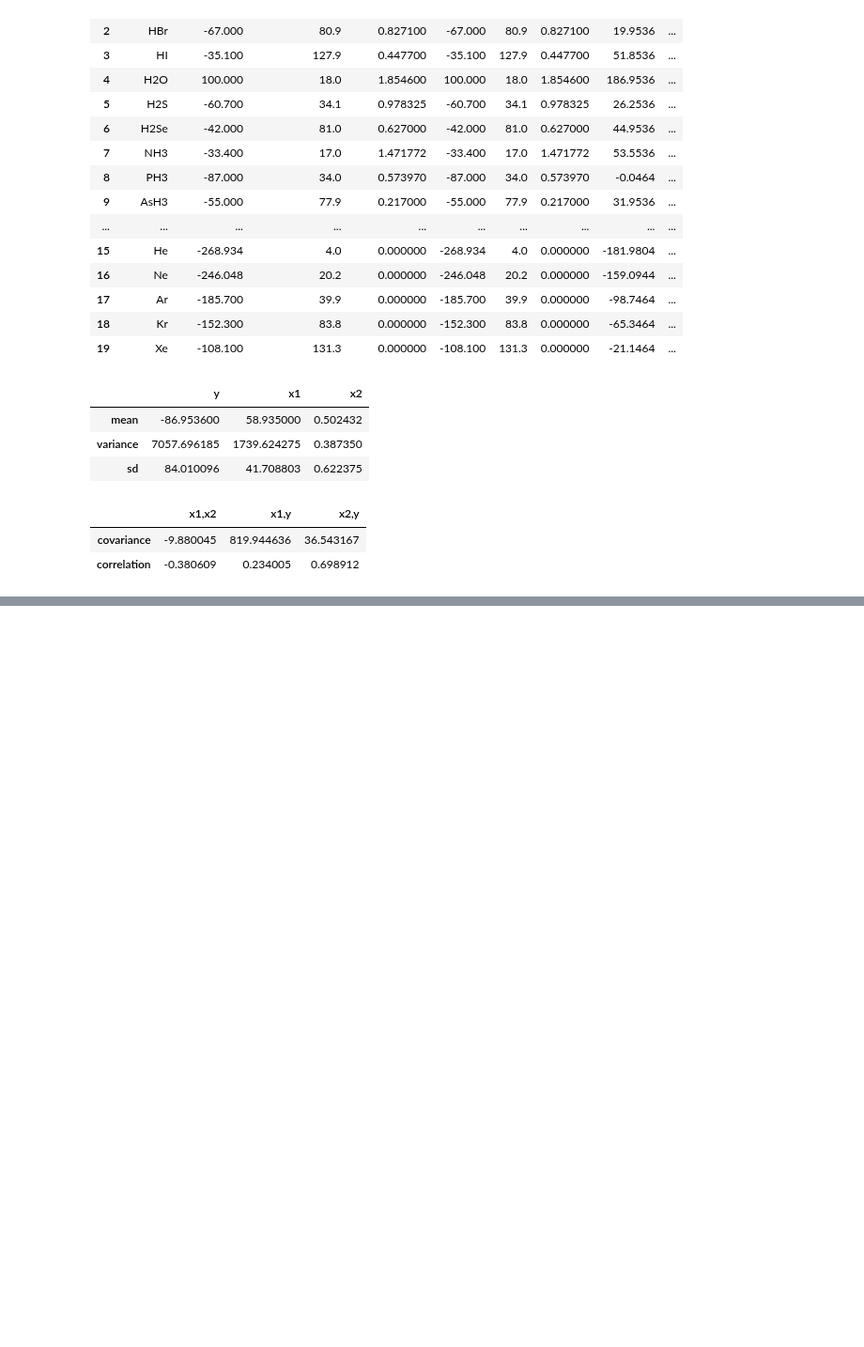
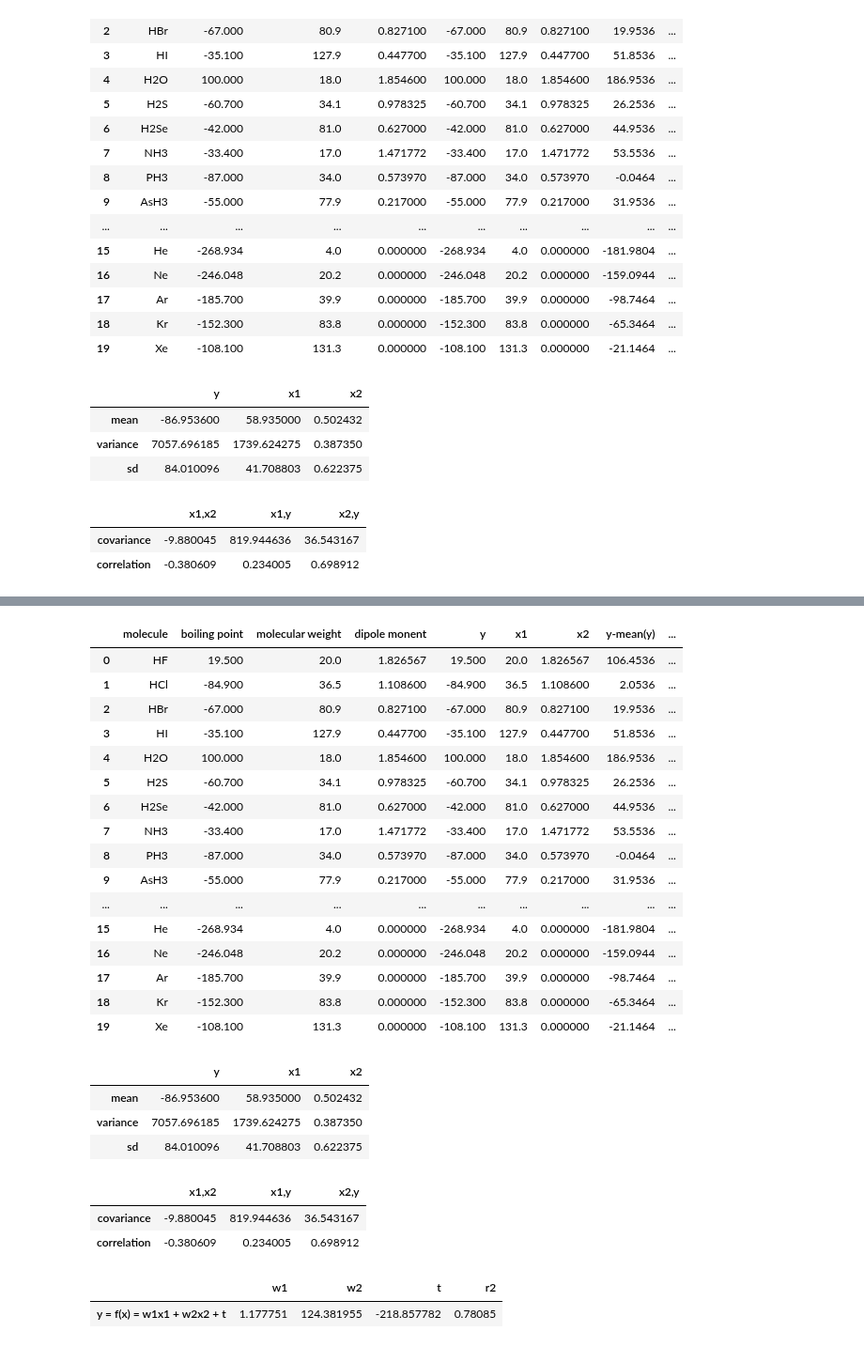
Before and after one commit to maskot1977/ipython_notebook, a Jupyter notebook: 重回帰を本当はPythonで解きたいけど表計算で解けと言われたので.ipynb, the cells around one changed output, grey strips where cells are left out. Shown at 94% size. Saved outputs shown, nothing was run; the diff lists cells and outputs as text; code cells hidden in the pictures; blank space fills up the shorter version.

```diff
--- a/重回帰を本当はPythonで解きたいけど表計算で解けと言われたので.ipynb
+++ b/重回帰を本当はPythonで解きたいけど表計算で解けと言われたので.ipynb
@@ -177,3 +177,6 @@ t = mean(Y) - w1 * mean(X[:, 0]) - w2 * mean(X[:, 1])
 print("y = f(x) = w1x1 + w2x2 + t; (w1, w2, t) = ({0}, {1}, {2})".format(w1, w2, t))
 # %% [output]
 y = f(x) = w1x1 + w2x2 + t; (w1, w2, t) = (1.1777508314139928, 124.38195482549644, -218.85778226168105)
+# %%
+def f(X):
+    return w1 * X[:, 0] + w2 * X[:, 1] + t
@@ -387,0 +432,13 @@ y = f(x) = w1x1 + w2x2 + t; (w1, w2, t) = (1.1777508314139928, 124.3819548254964
+# %%
+def f(x1, x2):
+    return w1 * x1 + w2 * x2 + t
+# %%
+excel['f(x1,x2)'] = f(excel['x1'], excel['x2'])
+display(excel,
+        pd.DataFrame([[mean_y, mean_x1, mean_x2],
+                      [variance_y, variance_x1, variance_x2],
+                      [sd_y, sd_x1, sd_x2]],
+                     columns=['y','x1', 'x2'], index=['mean', 'variance', 'sd']),
+        pd.DataFrame([[covar_x1x2, covar_x1y, covar_x2y], [corr_x1x2, corr_x1y, corr_x2y]],
+                     index=['covariance', 'correlation'], columns=['x1,x2','x1,y', 'x2,y']),
+        pd.DataFrame([[w1, w2, t]], columns=["w1", "w2", "t"], index=["y = f(x) = w1x1 + w2x2 + t"]))
@@ -387,0 +472,10 @@ y = f(x) = w1x1 + w2x2 + t; (w1, w2, t) = (1.1777508314139928, 124.3819548254964
+# %%
+excel['(y-f(x1,x2))**2'] = (excel['y'] - excel['f(x1,x2)'])**2
+display(excel,
+        pd.DataFrame([[mean_y, mean_x1, mean_x2],
+                      [variance_y, variance_x1, variance_x2],
+                      [sd_y, sd_x1, sd_x2]],
+                     columns=['y','x1', 'x2'], index=['mean', 'variance', 'sd']),
+        pd.DataFrame([[covar_x1x2, covar_x1y, covar_x2y], [corr_x1x2, corr_x1y, corr_x2y]],
+                     index=['covariance', 'correlation'], columns=['x1,x2','x1,y', 'x2,y']),
+        pd.DataFrame([[w1, w2, t]], columns=["w1", "w2", "t"], index=["y = f(x) = w1x1 + w2x2 + t"]))
@@ -387,0 +509,37 @@ y = f(x) = w1x1 + w2x2 + t; (w1, w2, t) = (1.1777508314139928, 124.3819548254964
+# %%
+r2 = 1. - sum(excel['(y-f(x1,x2))**2']) / sum(excel['(y-mean(y))**2'])
+display(excel,
+        pd.DataFrame([[mean_y, mean_x1, mean_x2],
+                      [variance_y, variance_x1, variance_x2],
+                      [sd_y, sd_x1, sd_x2]],
+                     columns=['y','x1', 'x2'], index=['mean', 'variance', 'sd']),
+        pd.DataFrame([[covar_x1x2, covar_x1y, covar_x2y], [corr_x1x2, corr_x1y, corr_x2y]],
+                     index=['covariance', 'correlation'], columns=['x1,x2','x1,y', 'x2,y']),
+        pd.DataFrame([[w1, w2, t, r2]], columns=["w1", "w2", "t", "r2"], index=["y = f(x) = w1x1 + w2x2 + t"]))
+# %% [output]
+|  | molecule | boiling point | molecular weight | dipole monent | y | x1 | x2 | y-mean(y) | ... |
+| 0 | HF | 19.500 | 20.0 | 1.826567 | 19.500 | 20.0 | 1.826567 | 106.4536 | ... |
+| 1 | HCl | -84.900 | 36.5 | 1.108600 | -84.900 | 36.5 | 1.108600 | 2.0536 | ... |
+| 2 | HBr | -67.000 | 80.9 | 0.827100 | -67.000 | 80.9 | 0.827100 | 19.9536 | ... |
+| 3 | HI | -35.100 | 127.9 | 0.447700 | -35.100 | 127.9 | 0.447700 | 51.8536 | ... |
+| 4 | H2O | 100.000 | 18.0 | 1.854600 | 100.000 | 18.0 | 1.854600 | 186.9536 | ... |
+| 5 | H2S | -60.700 | 34.1 | 0.978325 | -60.700 | 34.1 | 0.978325 | 26.2536 | ... |
+| 6 | H2Se | -42.000 | 81.0 | 0.627000 | -42.000 | 81.0 | 0.627000 | 44.9536 | ... |
+| 7 | NH3 | -33.400 | 17.0 | 1.471772 | -33.400 | 17.0 | 1.471772 | 53.5536 | ... |
+| 8 | PH3 | -87.000 | 34.0 | 0.573970 | -87.000 | 34.0 | 0.573970 | -0.0464 | ... |
+| 9 | AsH3 | -55.000 | 77.9 | 0.217000 | -55.000 | 77.9 | 0.217000 | 31.9536 | ... |
+| ... | ... | ... | ... | ... | ... | ... | ... | ... | ... |
+| 15 | He | -268.934 | 4.0 | 0.000000 | -268.934 | 4.0 | 0.000000 | -181.9804 | ... |
+| 16 | Ne | -246.048 | 20.2 | 0.000000 | -246.048 | 20.2 | 0.000000 | -159.0944 | ... |
+| 17 | Ar | -185.700 | 39.9 | 0.000000 | -185.700 | 39.9 | 0.000000 | -98.7464 | ... |
+| 18 | Kr | -152.300 | 83.8 | 0.000000 | -152.300 | 83.8 | 0.000000 | -65.3464 | ... |
+| 19 | Xe | -108.100 | 131.3 | 0.000000 | -108.100 | 131.3 | 0.000000 | -21.1464 | ... |
+|  | y | x1 | x2 |
+| mean | -86.953600 | 58.935000 | 0.502432 |
+| variance | 7057.696185 | 1739.624275 | 0.387350 |
+| sd | 84.010096 | 41.708803 | 0.622375 |
+|  | x1,x2 | x1,y | x2,y |
+| covariance | -9.880045 | 819.944636 | 36.543167 |
+| correlation | -0.380609 | 0.234005 | 0.698912 |
+|  | w1 | w2 | t | r2 |
+| y = f(x) = w1x1 + w2x2 + t | 1.177751 | 124.381955 | -218.857782 | 0.78085 |
```
Also changed, not shown: parts of 9 cells of this notebook, 1 other file.
